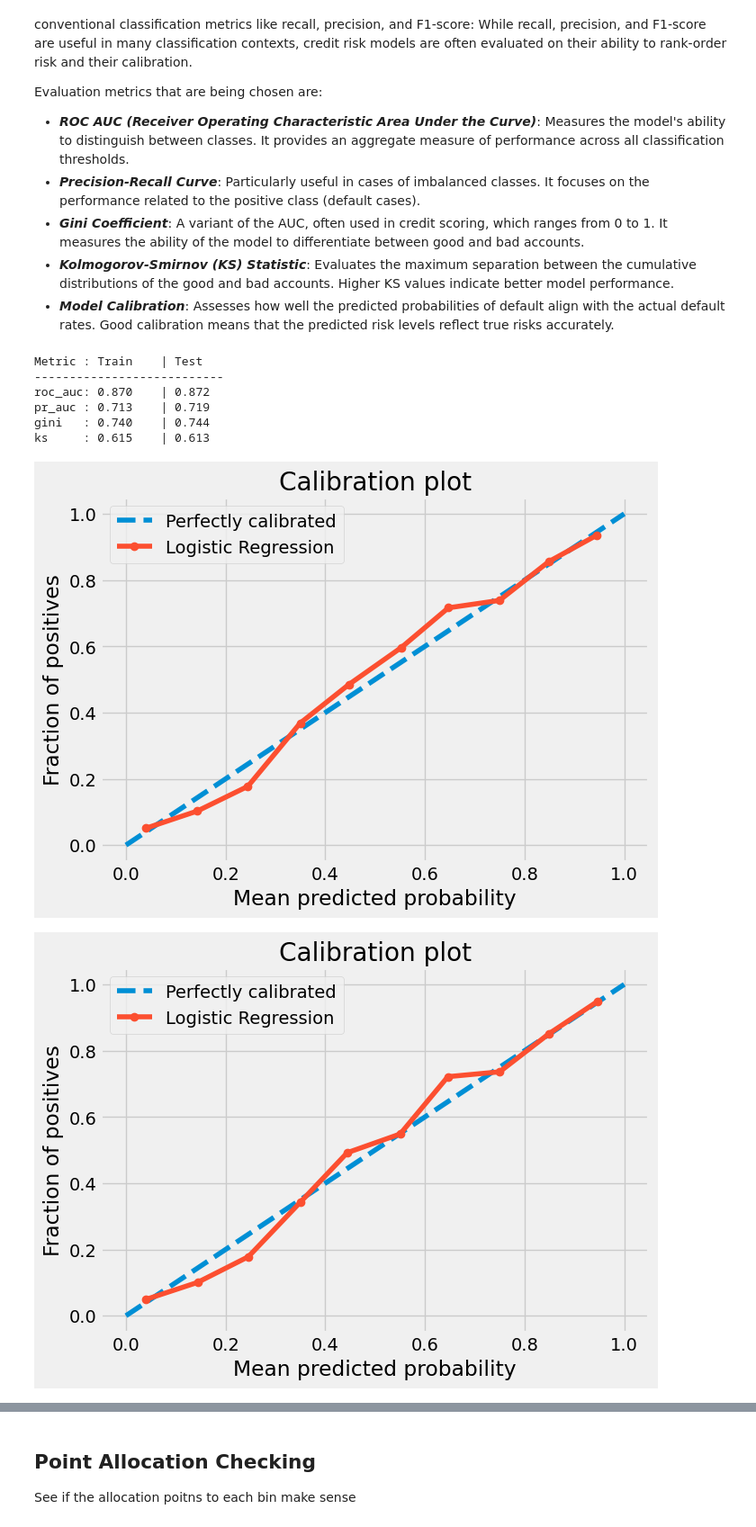
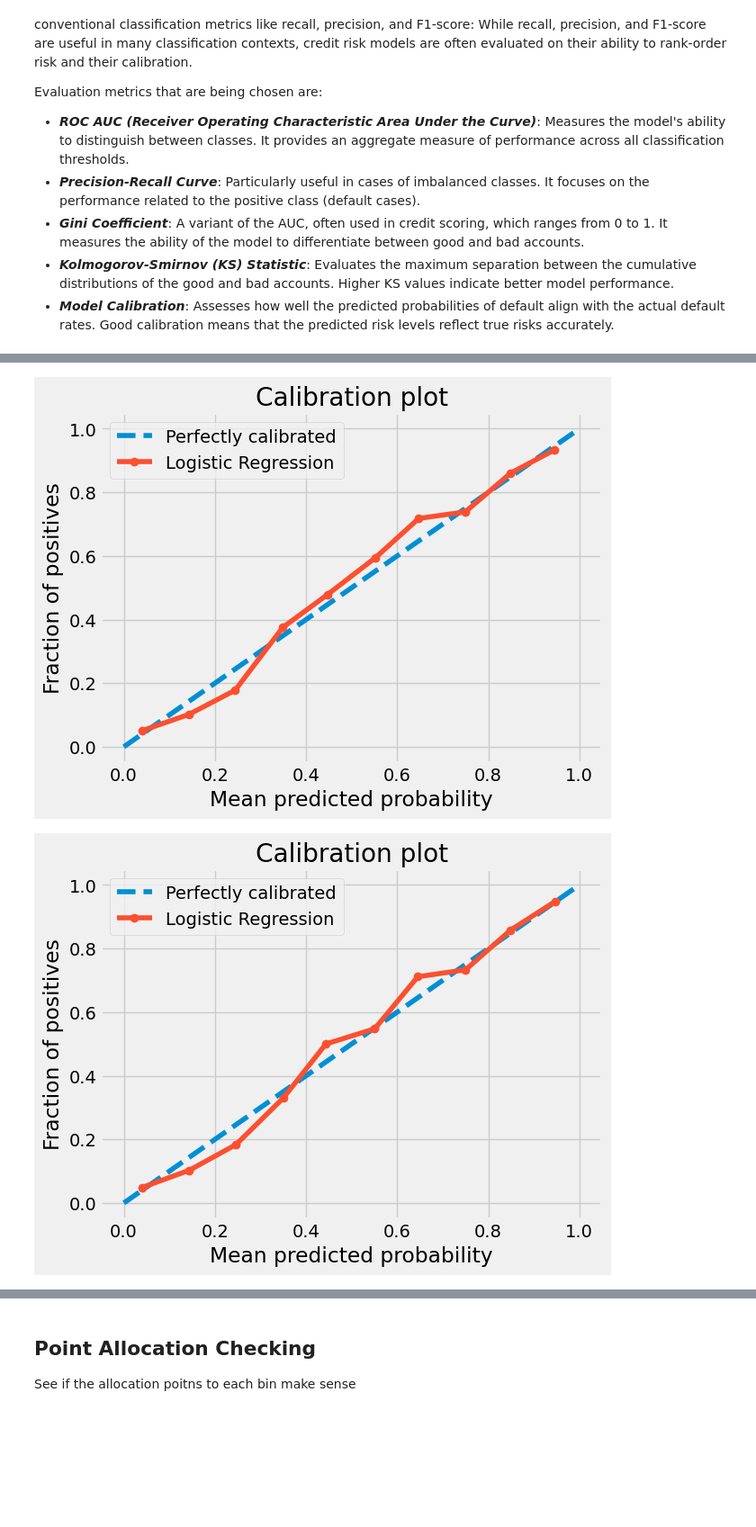
Before and after one commit to marcellinus-witarsah/credit-score-modelling-old, a Jupyter notebook: notebooks/20240611_credit_scorecard_manual.ipynb, the cells around one changed output, grey strips where cells are left out. Shown at 90% size. Cells and saved outputs as stored; diff of their text form; code cells hidden in the pictures; blank space fills up the shorter version.

```diff
--- a/notebooks/20240611_credit_scorecard_manual.ipynb
+++ b/notebooks/20240611_credit_scorecard_manual.ipynb
@@ -1049,36 +781,14 @@ def print_side_by_side(dict1: dict, dict2: dict) -> None:
     for key in dict1:
         output +="{:<{key_len}}: {:<8.3f} | {:<8.3f}\n".format(key, dict1[key], dict2[key], key_len=max_key_len)
     return output
-# %%
-from src.models.metrics import roc_auc, pr_auc, gini, ks
-from src.visualization.visualize import plot_calibration_curve
-y_train_pred_proba = woe_logreg_model.predict_proba(X_train)[:, -1]
-train_evaluation = {
-    "roc_auc": roc_auc(y_train, y_train_pred_proba),
-    "pr_auc": pr_auc(y_train, y_train_pred_proba),
-    "gini": gini(y_train, y_train_pred_proba),
-    "ks": ks(y_train, y_train_pred_proba),
-}
-
-
-y_test_pred_proba = woe_logreg_model.predict_proba(X_test)[:, -1]
-test_evaluation = {
-    "roc_auc": roc_auc(y_test, y_test_pred_proba),
-    "pr_auc": pr_auc(y_test, y_test_pred_proba),
-    "gini": gini(y_test, y_test_pred_proba),
-    "ks": ks(y_test, y_test_pred_proba),
-}
-
-print(print_side_by_side(train_evaluation, test_evaluation))
-plot_calibration_curve(y_train, y_train_pred_proba, "Logistic Regression", (7, 5))
-plot_calibration_curve(y_test, y_test_pred_proba, "Logistic Regression", (7, 5))
-plt.show()
-# %% [output]
-Metric : Train    | Test
----------------------------
-roc_auc: 0.870    | 0.872
-pr_auc : 0.713    | 0.719
-gini   : 0.740    | 0.744
-ks     : 0.615    | 0.613
-[figure, removed]
-[figure, removed]
+# %%
+from src.visualization.visualize import plot_calibration_curve
+y_train_pred_proba = woe_logreg_model.predict_proba(X_train)[:, -1]
+
+woe_logreg_model.evaluate(X_train, y_train)
+woe_logreg_model.evaluate(X_test, y_test)
+
+plot_calibration_curve(y_train, woe_logreg_model.predict_proba(X_train)[:, 1], "Logistic Regression")
+plot_calibration_curve(y_test, woe_logreg_model.predict_proba(X_test)[:, 1], "Logistic Regression")
+plt.show()
+# %% [output]
@@ -1085,2 +804,4 @@ ks     : 0.615    | 0.613
+[figure, added]
+[figure, added]
 # %%
 from src.visualization.visualize import plot_pred_proba_distribution, plot_roc_auc_curve, plot_precision_recall_curve, plot_ks
```
Also changed, not shown: parts of 24 cells of this notebook, 7 other files.
